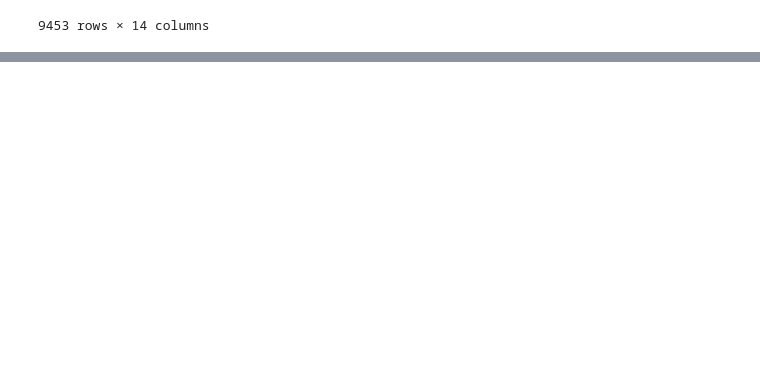
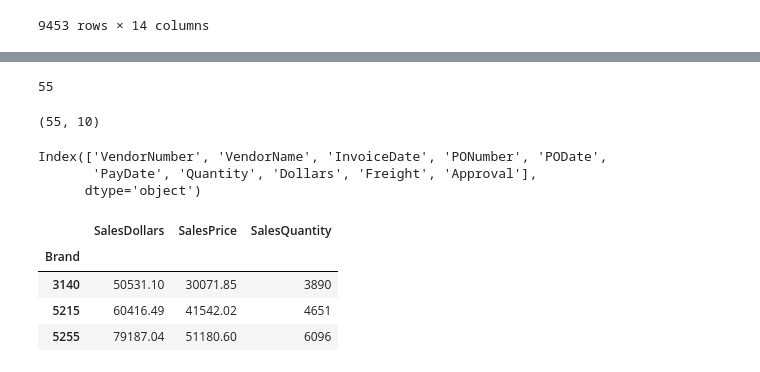
Before and after one commit to yakulgarg2705/vendor_performance_analysis, a Jupyter notebook: EDA.ipynb, the cells around one changed output, grey strips where cells are left out. Saved outputs shown, nothing was run; the diff lists cells and outputs as text; code cells hidden in the pictures; blank space fills up the shorter version.

```diff
--- a/EDA.ipynb
+++ b/EDA.ipynb
@@ -137,0 +151,22 @@ purchases.groupby(['Brand', 'PurchasePrice'])[]
+# %%
+vendor_invoice['PONumber'].nunique()
+# %% [output]
+55
+# %%
+vendor_invoice.shape
+# %% [output]
+(55, 10)
+# %%
+vendor_invoice.columns
+# %% [output]
+Index(['VendorNumber', 'VendorName', 'InvoiceDate', 'PONumber', 'PODate',
+       'PayDate', 'Quantity', 'Dollars', 'Freight', 'Approval'],
+      dtype='object')
+# %%
+sales.groupby('Brand')[['SalesDollars', 'SalesPrice', 'SalesQuantity']].sum()
+# %% [output]
+|  | SalesDollars | SalesPrice | SalesQuantity |
+| Brand |  |  |  |
+| 3140 | 50531.10 | 30071.85 | 3890 |
+| 5215 | 60416.49 | 41542.02 | 4651 |
+| 5255 | 79187.04 | 51180.60 | 6096 |
```
Also changed, not shown: parts of 2 cells of this notebook.
